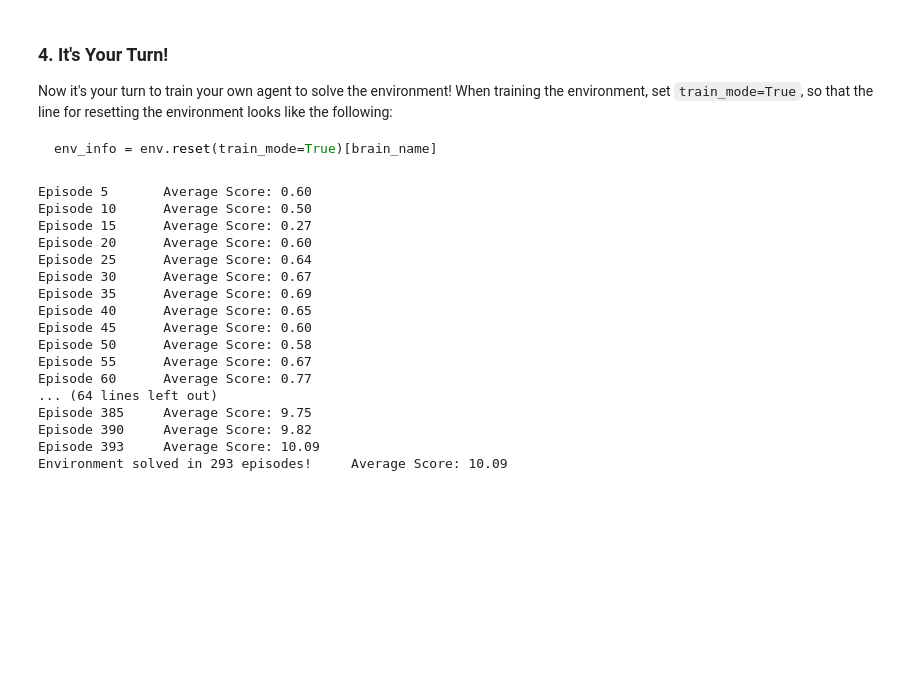
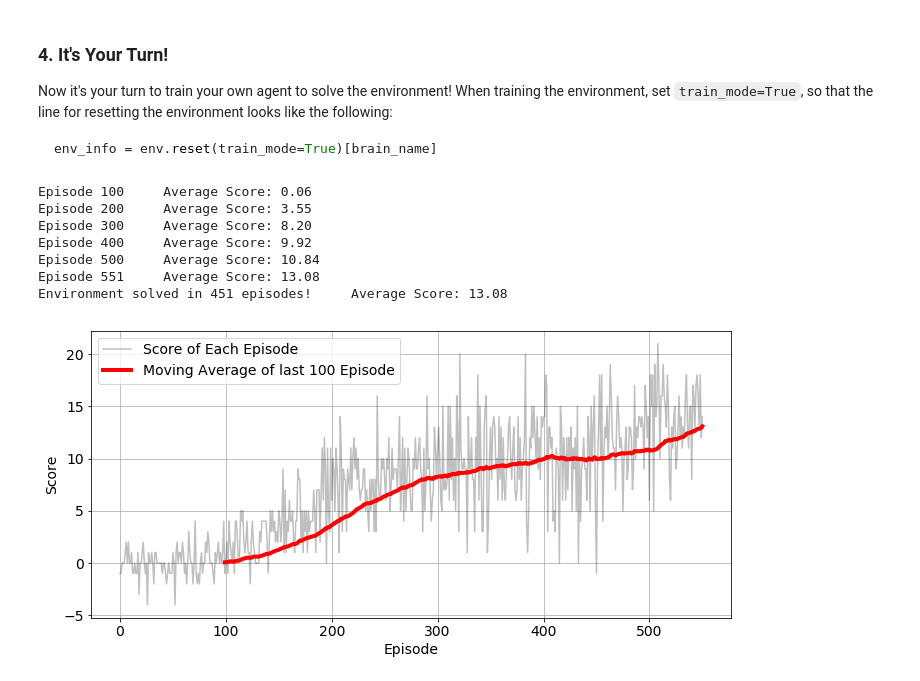
Before and after one commit to tnakae/Udacity-DeepRL-p1-navigation, a Jupyter notebook: Navigation.ipynb, the cells around one changed output. Saved outputs shown, nothing was run; the diff lists cells and outputs as text; code cells hidden in the pictures; blank space fills up the shorter version.

```diff
--- a/Navigation.ipynb
+++ b/Navigation.ipynb
@@ -125,6 +128,6 @@ env_info = env.reset(train_mode=True)[brain_name]
 # %%
 from ddqn_agent import DDQNAgent
-agent = DDQNAgent(state_size=state_size, action_size=action_size, seed=123)
+agent = DDQNAgent(state_size=state_size, action_size=action_size, seed=123, hidden_layers=[32, 8])
 # %%
 env_info = env.reset(train_mode=False)[brain_name]
 state = env_info.vector_observations[0]
@@ -141,7 +144,7 @@ for j in range(20):
 import numpy as np
 from collections import deque
 # %%
-def dqn(n_episodes=2000, max_t=1000, eps_start=1.0, eps_end=0.01, eps_decay=0.995):
+def play(n_episodes=2000, max_t=1000, eps_start=1.0, eps_end=0.01, eps_decay=0.995):
     """Deep Q-Learning.
 
     Params
@@ -174,9 +177,9 @@ def dqn(n_episodes=2000, max_t=1000, eps_start=1.0, eps_end=0.01, eps_decay=0.99
         scores.append(score)              # save most recent score
         eps = max(eps_end, eps_decay*eps) # decrease epsilon
         print('\rEpisode {}\tAverage Score: {:.2f}'.format(i_episode, np.mean(scores_window)), end="")
-        if i_episode % 5 == 0:
+        if i_episode % 100 == 0:
             print('\rEpisode {}\tAverage Score: {:.2f}'.format(i_episode, np.mean(scores_window)))
-        if np.mean(scores_window)>= 10.0:
+        if np.mean(scores_window)>= 13.0:
             print('\nEnvironment solved in {:d} episodes!\tAverage Score: {:.2f}'.format(i_episode-100, np.mean(scores_window)))
             torch.save(agent.qnetwork_local.state_dict(), 'checkpoint.pth')
             break
@@ -184,22 +187,12 @@ def dqn(n_episodes=2000, max_t=1000, eps_start=1.0, eps_end=0.01, eps_decay=0.99
 
 env_info = env.reset(train_mode=False)[brain_name]
 state = env_info.vector_observations[0]
-scores = dqn()
+scores = play()
 # %% [output]
-Episode 5       Average Score: 0.60
-Episode 10      Average Score: 0.50
-Episode 15      Average Score: 0.27
-Episode 20      Average Score: 0.60
-Episode 25      Average Score: 0.64
-Episode 30      Average Score: 0.67
-Episode 35      Average Score: 0.69
-Episode 40      Average Score: 0.65
-Episode 45      Average Score: 0.60
-Episode 50      Average Score: 0.58
-Episode 55      Average Score: 0.67
-Episode 60      Average Score: 0.77
-... (64 lines left out)
-Episode 385     Average Score: 9.75
-Episode 390     Average Score: 9.82
-Episode 393     Average Score: 10.09
-Environment solved in 293 episodes!     Average Score: 10.09
+Episode 100     Average Score: 0.06
+Episode 200     Average Score: 3.55
+Episode 300     Average Score: 8.20
+Episode 400     Average Score: 9.92
+Episode 500     Average Score: 10.84
+Episode 551     Average Score: 13.08
+Environment solved in 451 episodes!     Average Score: 13.08
@@ -206,3 +203,19 @@ Environment solved in 293 episodes!     Average Score: 10.09
+# %%
+fig, ax = plt.subplots(1, 1, figsize=[10, 5])
+plt.rcParams.update({'font.size': 14})
+
+scores_rolling = pd.Series(scores).rolling(100).mean()
+ax.plot(scores, "-", c="black", alpha=0.25)
+ax.plot(scores_rolling, "-", c="red", linewidth=4)
+ax.set_xlabel("Episode")
+ax.set_ylabel("Score")
+ax.grid(which="major")
+ax.legend(["Score of Each Episode", "Moving Average of last 100 Episode"])
+
+fig.tight_layout()
+fig.savefig("result_score.jpg")
+# %% [output]
+[figure, added]
 # %%
 # load the weights from file
 agent.qnetwork_local.load_state_dict(torch.load('checkpoint.pth'))
```
Also changed, not shown: parts of 3 cells of this notebook.
